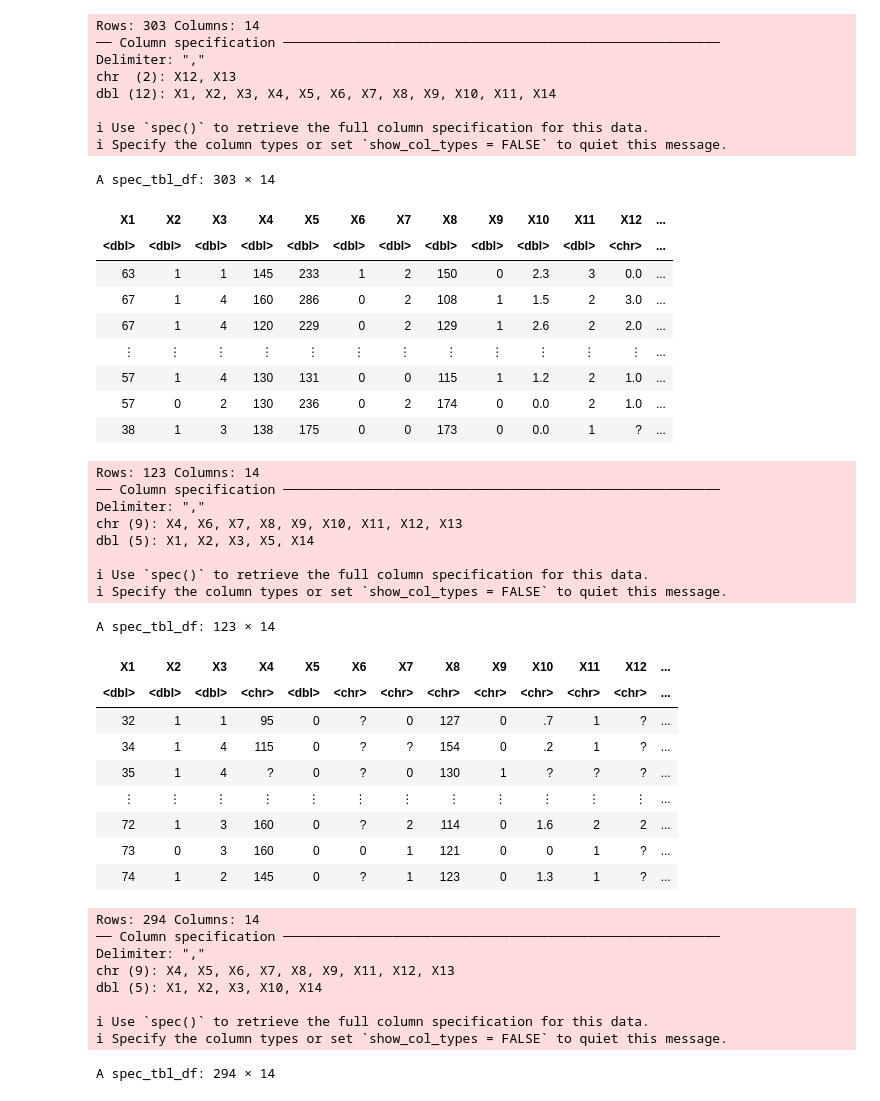
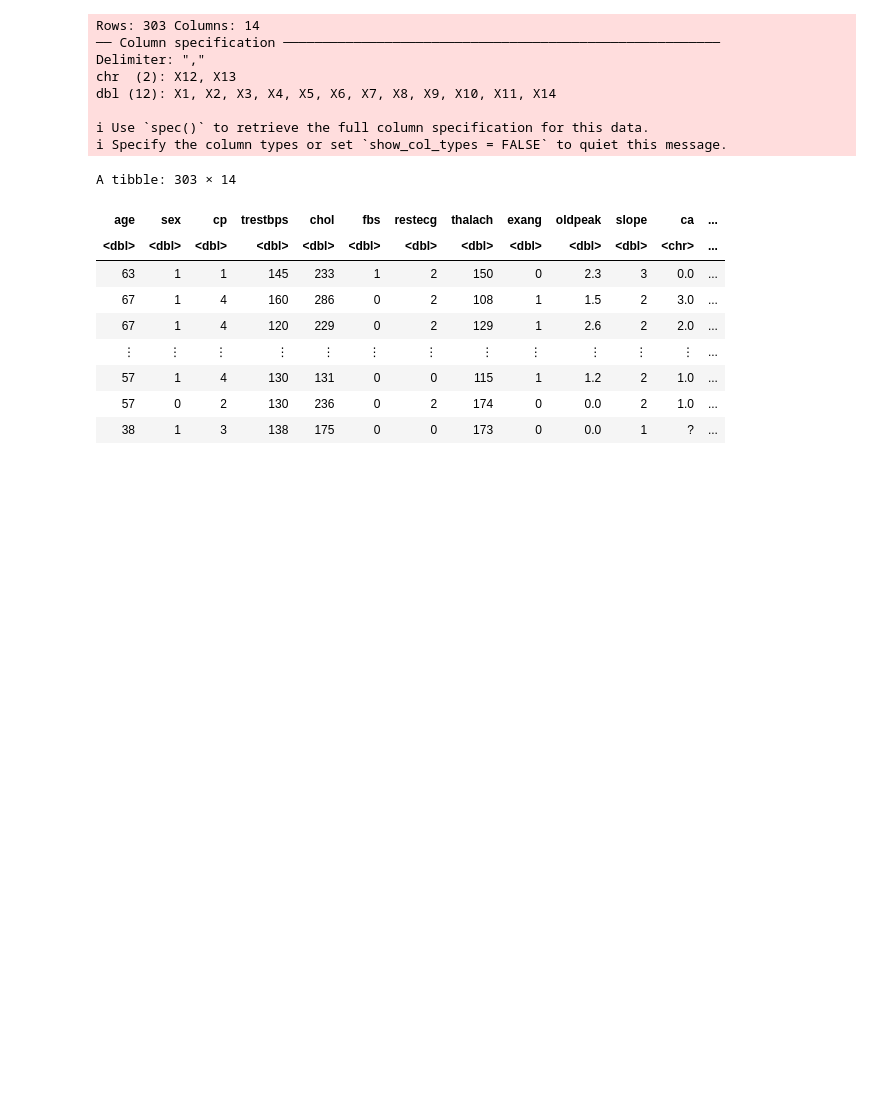
Before and after one commit to TracyGan/DSCI100, a Jupyter notebook: GroupProposal.ipynb, the cells around one changed output. Cells and saved outputs as stored; diff of their text form; code cells hidden in the pictures; blank space fills up the shorter version.

Commit message:
First draft
Added the column names, split our data, added scatterplots, added the method and our expectations

```diff
--- a/GroupProposal.ipynb
+++ b/GroupProposal.ipynb
@@ -33,29 +34,30 @@ library(repr)
 options(repr.matrix.max.rows = 6)
 # %%
-heart_cleveland_data <- read_csv("data/processed.cleveland (1).data", col_names = FALSE)
-heart_cleveland_data
+set.seed(20)
+
+heart_data <- read_csv("data/processed.cleveland (1).data", col_names = FALSE) |>
+                mutate(X14 = as_factor(X14))
+
+colnames(heart_data) <- c("age","sex","cp","trestbps","chol","fbs","restecg","thalach",
+                                    "exang","oldpeak","slope","ca","thal","num")
+
+heart_data
 # clean into tidy data
-# split data into training and testing (70:30)?
+# set.seed
+# split data into training and testing (70:30)/(75:25)?
+# group_by and summarise to ensure class proportions are preserved
 # plot a graph of our training data
-
-
-
-heart_switzerland_data <- read_csv("data/processed.switzerland.data", col_names = FALSE)
-heart_switzerland_data
-
-heart_hungarian_data <- read_csv("data/processed.hungarian (1).data", col_names = FALSE)
-heart_hungarian_data
 # %% [output]
 Rows: 303 Columns: 14
 ── Column specification ────────────────────────────────────────────────────────
 Delimiter: ","
 chr  (2): X12, X13
 dbl (12): X1, X2, X3, X4, X5, X6, X7, X8, X9, X10, X11, X14
 
 ℹ Use `spec()` to retrieve the full column specification for this data.
 ℹ Specify the column types or set `show_col_types = FALSE` to quiet this message.
-A spec_tbl_df: 303 × 14
+A tibble: 303 × 14
-| X1 | X2 | X3 | X4 | X5 | X6 | X7 | X8 | X9 | X10 | X11 | X12 | ... |
+| age | sex | cp | trestbps | chol | fbs | restecg | thalach | exang | oldpeak | slope | ca | ... |
 | <dbl> | <dbl> | <dbl> | <dbl> | <dbl> | <dbl> | <dbl> | <dbl> | <dbl> | <dbl> | <dbl> | <chr> | ... |
 | 63 | 1 | 1 | 145 | 233 | 1 | 2 | 150 | 0 | 2.3 | 3 | 0.0 | ... |
 | 67 | 1 | 4 | 160 | 286 | 0 | 2 | 108 | 1 | 1.5 | 2 | 3.0 | ... |
@@ -64,30 +66,3 @@ A spec_tbl_df: 303 × 14
 | 57 | 1 | 4 | 130 | 131 | 0 | 0 | 115 | 1 | 1.2 | 2 | 1.0 | ... |
 | 57 | 0 | 2 | 130 | 236 | 0 | 2 | 174 | 0 | 0.0 | 2 | 1.0 | ... |
 | 38 | 1 | 3 | 138 | 175 | 0 | 0 | 173 | 0 | 0.0 | 1 | ? | ... |
-Rows: 123 Columns: 14
-── Column specification ────────────────────────────────────────────────────────
-Delimiter: ","
-chr (9): X4, X6, X7, X8, X9, X10, X11, X12, X13
-dbl (5): X1, X2, X3, X5, X14
-
-ℹ Use `spec()` to retrieve the full column specification for this data.
-ℹ Specify the column types or set `show_col_types = FALSE` to quiet this message.
-A spec_tbl_df: 123 × 14
-| X1 | X2 | X3 | X4 | X5 | X6 | X7 | X8 | X9 | X10 | X11 | X12 | ... |
-| <dbl> | <dbl> | <dbl> | <chr> | <dbl> | <chr> | <chr> | <chr> | <chr> | <chr> | <chr> | <chr> | ... |
-| 32 | 1 | 1 | 95 | 0 | ? | 0 | 127 | 0 | .7 | 1 | ? | ... |
-| 34 | 1 | 4 | 115 | 0 | ? | ? | 154 | 0 | .2 | 1 | ? | ... |
-| 35 | 1 | 4 | ? | 0 | ? | 0 | 130 | 1 | ? | ? | ? | ... |
-| ⋮ | ⋮ | ⋮ | ⋮ | ⋮ | ⋮ | ⋮ | ⋮ | ⋮ | ⋮ | ⋮ | ⋮ | ... |
-| 72 | 1 | 3 | 160 | 0 | ? | 2 | 114 | 0 | 1.6 | 2 | 2 | ... |
-| 73 | 0 | 3 | 160 | 0 | 0 | 1 | 121 | 0 | 0 | 1 | ? | ... |
-| 74 | 1 | 2 | 145 | 0 | ? | 1 | 123 | 0 | 1.3 | 1 | ? | ... |
-Rows: 294 Columns: 14
-── Column specification ────────────────────────────────────────────────────────
-Delimiter: ","
-chr (9): X4, X5, X6, X7, X8, X9, X11, X12, X13
-dbl (5): X1, X2, X3, X10, X14
-
-ℹ Use `spec()` to retrieve the full column specification for this data.
-ℹ Specify the column types or set `show_col_types = FALSE` to quiet this message.
-A spec_tbl_df: 294 × 14
```
Also changed, not shown: parts of 18 cells of this notebook.
